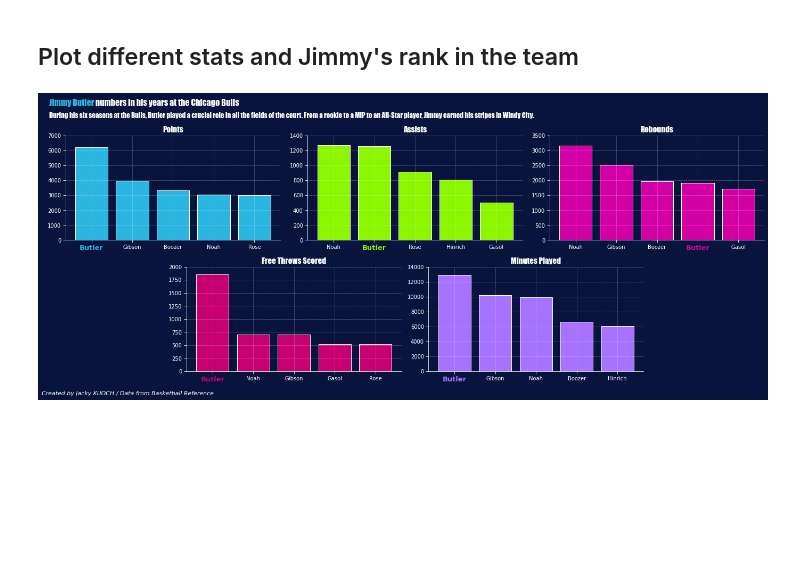
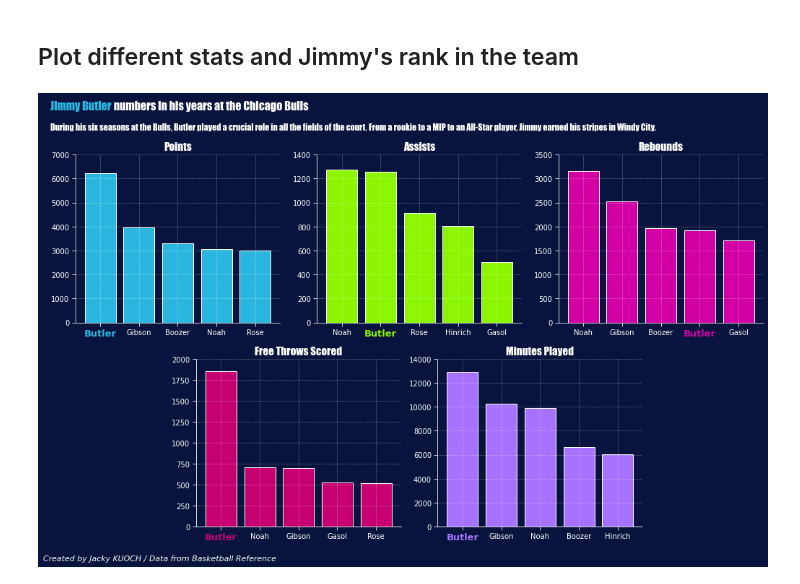
Before and after one commit to JackyKch/JimmyButler, a Jupyter notebook: coding/chicago_importance.ipynb, the cells around one changed output. Cells and saved outputs as stored; diff of their text form; code cells hidden in the pictures; blank space fills up the shorter version.

Commit message:
Create importance plot for JB in Chicago

```diff
--- a/coding/chicago_importance.ipynb
+++ b/coding/chicago_importance.ipynb
@@ -51,7 +51,7 @@ minutes = df.sort_values(by=['MP'], ascending=False).head(5)
 freethrows = df.sort_values(by=['FT'], ascending=False).head(5)
 # %%
 # Create subplots
-fig,axs = plt.subplots(2,3,figsize = (19,7))
+fig,axs = plt.subplots(2,3,figsize = (14,8))
 hfont = {'fontname':'Impact'}
 
 #Position of the plots
@@ -123,7 +123,7 @@ ax5.set_ylim(0,14000)
 
 # Title and credits
 fig_text(0.01,1.08, s="<Jimmy Butler> numbers in his years at the Chicago Bulls\n", highlight_textprops=[{"color": '#2bb6e0'}], fontsize = 16, fontweight = "bold", color = "w", **hfont)
-fig.text(0.01,1.01, "During his six seasons at the Bulls, Butler played a crucial role in all the fields of the court. From a rookie to a MIP to an All-Star player, Jimmy earned his stripes in Windy City.", fontsize = 13, fontweight="light", color = "w", **hfont)
+fig.text(0.01,1.01, "During his six seasons at the Bulls, Butler played a crucial role in all the fields of the court. From a rookie to a MIP to an All-Star player, Jimmy earned his stripes in Windy City.", fontsize = 12, fontweight="light", color = "w", **hfont)
 fig.text(0, -0.025, "Created by Jacky KUOCH / Data from Basketball Reference",fontstyle="italic",fontsize=11, color="w")
 
 # Plot bar charts of stats
@@ -140,31 +140,31 @@ ax3.set_title("Rebounds", color="w", fontsize=15 , **hfont)
 ax4.set_title("Free Throws Scored", color="w", fontsize=15 , **hfont)
 ax5.set_title("Minutes Played", color="w", fontsize=15 , **hfont)
 
 #Highlight Jimmy's xticks for first plot
 ax1.get_xticklabels()[0].set_color("#2bb6e0")
 ax1.get_xticklabels()[0].set_fontsize(13)
 ax1.get_xticklabels()[0].set_weight("heavy")
 
 #Highlight Jimmy's xticks for second plot
 ax2.get_xticklabels()[1].set_color("#8BF600")
 ax2.get_xticklabels()[1].set_fontsize(13)
 ax2.get_xticklabels()[1].set_weight("heavy")
 
 #Highlight Jimmy's xticks for third plot
 ax3.get_xticklabels()[3].set_color("#D200A4")
 ax3.get_xticklabels()[3].set_fontsize(13)
 ax3.get_xticklabels()[3].set_weight("heavy")
 
 #Highlight Jimmy's xticks for fourth plot
 ax4.get_xticklabels()[0].set_color("#C60070")
 ax4.get_xticklabels()[0].set_fontsize(13)
 ax4.get_xticklabels()[0].set_weight("heavy")
 
 #Highlight Jimmy's xticks for fith plot
 ax5.get_xticklabels()[0].set_color("#A672FF")
 ax5.get_xticklabels()[0].set_fontsize(13)
 ax5.get_xticklabels()[0].set_weight("heavy")
 
 fig.tight_layout()
 # %% [output]
-[figure, old version]
+[figure, new version]
```
